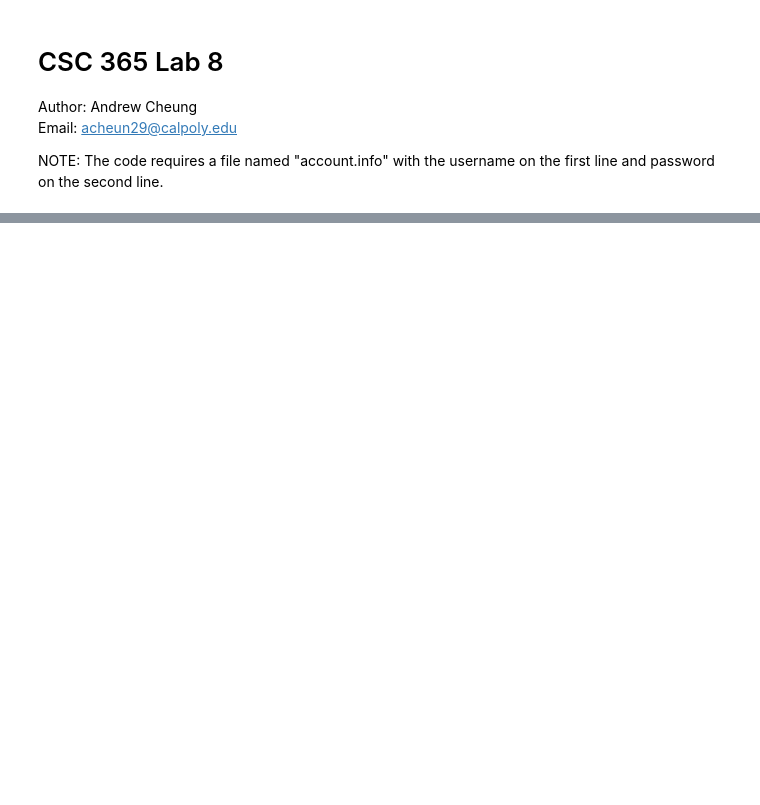
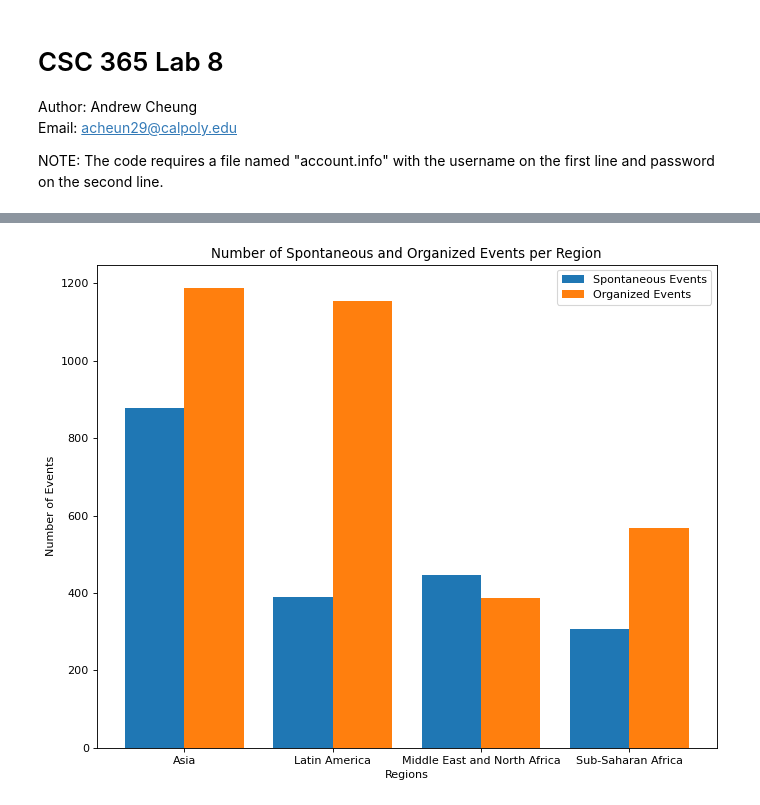
Before and after one commit to andrewcheung27/csc365-lab8, a Jupyter notebook: Lab8-acheun29.ipynb, the cells around one changed output, grey strips where cells are left out. Cells and saved outputs as stored; diff of their text form; code cells hidden in the pictures; blank space fills up the shorter version.

```diff
--- a/Lab8-acheun29.ipynb
+++ b/Lab8-acheun29.ipynb
@@ -82,0 +141,95 @@ done
+# %%
+import matplotlib.pyplot as plt
+import mysql.connector
+from mysql.connector import Error
+import numpy as np
+import pandas as pd
+
+
+def execute_sql(cursor):
+    cursor.execute("USE LAB8;")
+
+    cursor.execute("WITH sp AS "
+                        "(SELECT Countries.Region, COUNT(*) AS Spontaneous "
+                        "FROM EventActors AS ea, Events AS e, "
+                            "ProblemTypes AS pt, Cities, Countries "
+                        "WHERE ea.eventID = e.eventID "
+                            "AND e.Ptype = pt.Ptype "
+                            "AND e.City = Cities.CityId "
+                            "AND Cities.Country = Countries.ISO3 "
+                            "AND INSTR(pt.ProblemType, 'Spontaneous') > 0 "
+                        "GROUP BY Countries.Region), "
+                    "org AS "
+                        "(SELECT Countries.Region, COUNT(*) AS Organized "
+                        "FROM EventActors AS ea, Events AS e, "
+                            "ProblemTypes AS pt, Cities, Countries "
+                        "WHERE ea.eventID = e.eventID "
+                            "AND e.Ptype = pt.Ptype "
+                            "AND e.City = Cities.CityId "
+                            "AND Cities.Country = Countries.ISO3 "
+                            "AND INSTR(pt.ProblemType, 'Organized') > 0 "
+                        "GROUP BY Countries.Region) "
+                   "SELECT sp.Region, Spontaneous, Organized "
+                   "FROM sp, org "
+                   "WHERE sp.Region = org.Region "
+                   "ORDER BY sp.Region;")
+
+    records = cursor.fetchall()
+    df = pd.DataFrame(records, columns=["Region", "SpontaneousEvents", "OrganizedEvents"])
+
+    regions = df["Region"].tolist()
+    sp = df["SpontaneousEvents"].tolist()
+    org = df["OrganizedEvents"].tolist()
+
+    x_axis = np.arange(len(regions))
+    plt.figure(figsize=(10, 8), dpi=80)
+    plt.bar(x_axis - 0.2, sp, 0.4, label="Spontaneous Events")
+    plt.bar(x_axis + 0.2, org, 0.4, label="Organized Events")
+
+    plt.xticks(x_axis, regions)
+    plt.xlabel("Regions")
+    plt.ylabel("Number of Events")
+    plt.title("Number of Spontaneous and Organized Events per Region")
+    plt.legend()
+    plt.show()
+
+    print("\n\n", df)
+
+
+def main():
+    pwdFilename = "account.info"
+    try:
+        pwdFile = open(pwdFilename, "r")
+        userName = pwdFile.readline().strip()
+        dbName = userName
+        passString = pwdFile.readline().strip()
+    except FileNotFoundError as e:
+        print(e)
+        return 1
+
+    hostName = "mysql.labthreesixfive.com"
+    portName = "3306"
+
+    connector = None
+    cursor = None
+    try:
+        connector = mysql.connector.connect(host=hostName, port=portName,
+                                            database=dbName, user=userName,
+                                            password=passString)
+        cursor = connector.cursor()
+        execute_sql(cursor)
+
+    except Error as e:
+        print("connection error:", e)
+
+    finally:
+        if connector is not None and connector.is_connected():
+            if cursor is not None:
+                cursor.close()
+            connector.close()
+
+
+if __name__ == "__main__":
+    main()
+# %% [output]
+[figure, added]
```
Also changed, not shown: parts of 10 cells of this notebook.
